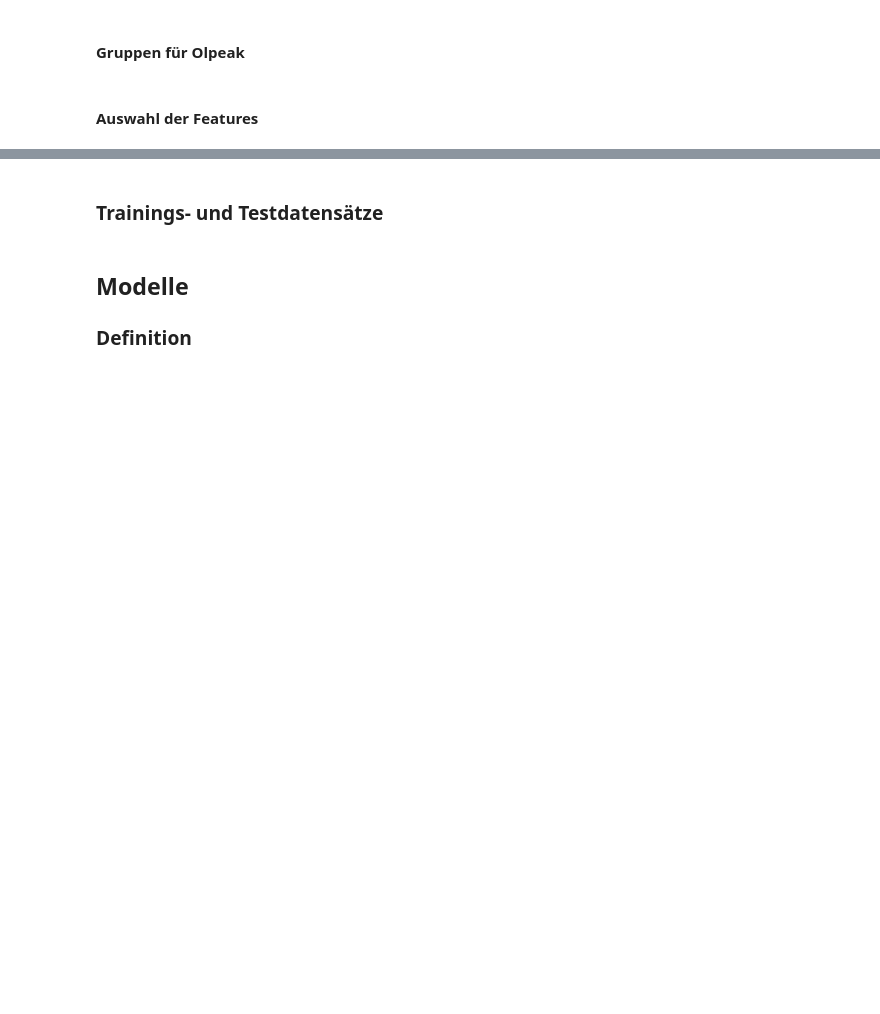
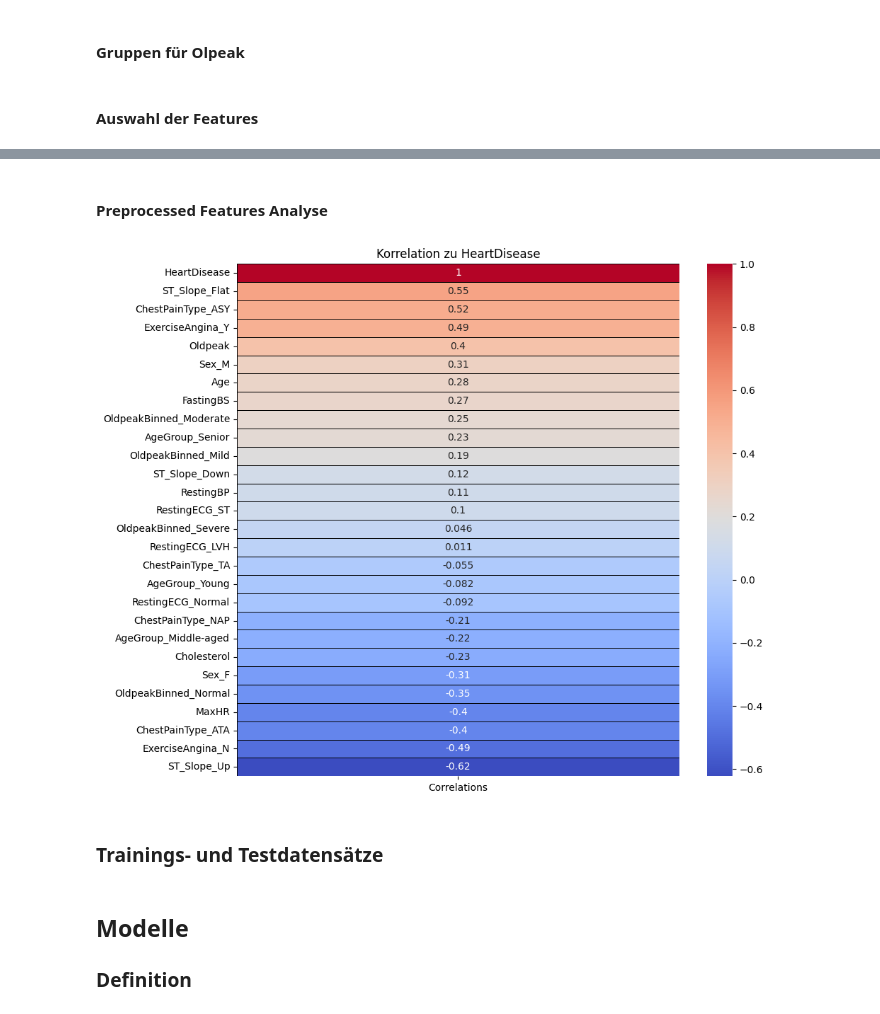
Before and after one commit to OOS-Team/DsKi_ML, a Jupyter notebook: heart_failure.ipynb, the cells around one changed output, grey strips where cells are left out. Cells and saved outputs as stored; diff of their text form; code cells hidden in the pictures; blank space fills up the shorter version.

```diff
--- a/heart_failure.ipynb
+++ b/heart_failure.ipynb
@@ -341,5 +319,6 @@ numeric_features = ['Age', 'RestingBP', 'Cholesterol', 'FastingBS', 'MaxHR', 'Ol
 # %%
 # Numerische Features aufteilen
+features_to_normalize = ['Oldpeak']
 features_to_standardize = ['Age', 'RestingBP', 'Cholesterol', 'MaxHR']
 other_numeric_features = ['FastingBS']
 
@@ -376,0 +358,13 @@ preprocessor = ColumnTransformer(
+# %%
+# Anwenden des Preprocessings
+X = preprocessor.fit_transform(df)
+
+# Erstellen eines neuen DataFrames mit den transformierten Daten
+numeric_feature_names = features_to_normalize + features_to_standardize + other_numeric_features
+categorical_feature_names = preprocessor.named_transformers_['cat'].named_steps['onehot'].get_feature_names_out(categorical_features).tolist()
+feature_names = numeric_feature_names + categorical_feature_names
+
+df_transformed = pd.DataFrame(X, columns=feature_names)
+
+# Hinzufügen der Zielvariable
+df_transformed['HeartDisease'] = df['HeartDisease']
@@ -377,3 +381,18 @@ preprocessor = ColumnTransformer(
+# %% [markdown]
+#### Preprocessed Features Analyse
+# %%
+# Berechnung der Korrelationen
+corr = df_transformed.corrwith(df_transformed['HeartDisease']).sort_values(ascending=False).to_frame()
+corr.columns = ['Correlations']
+
+# Visualisierung
+plt.figure(figsize=(10, 8))
+sns.heatmap(corr, annot=True, cmap='coolwarm', linewidths=0.4, linecolor='black')
+plt.title('Korrelation zu HeartDisease')
+plt.tight_layout()
+plt.show()
+# %% [output]
+[figure, added]
 # %% [markdown]
 ### Trainings- und Testdatensätze
 # %%
```
Also changed, not shown: parts of 33 cells of this notebook, 2 other files.
